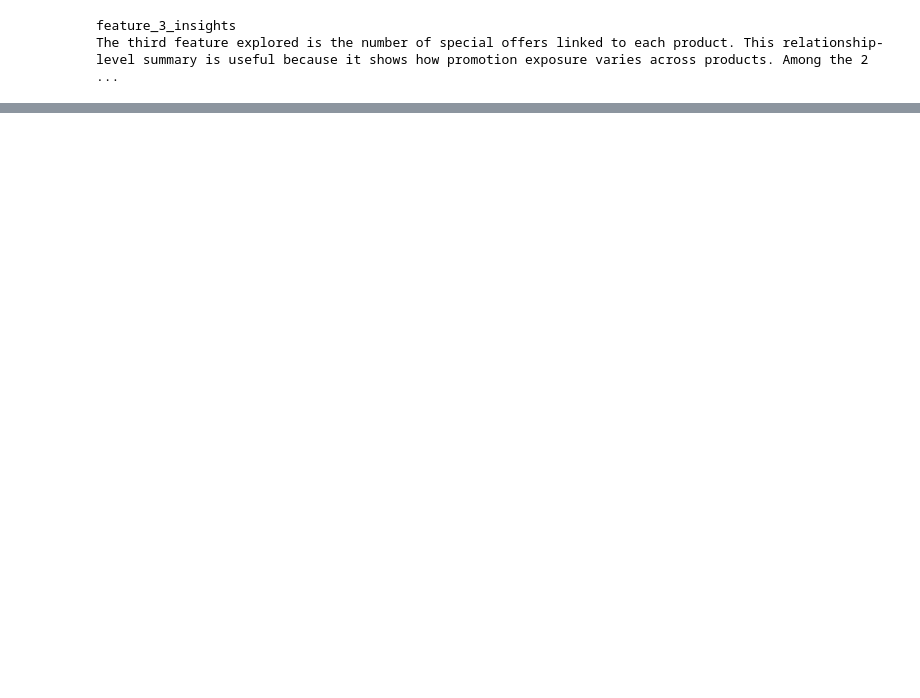
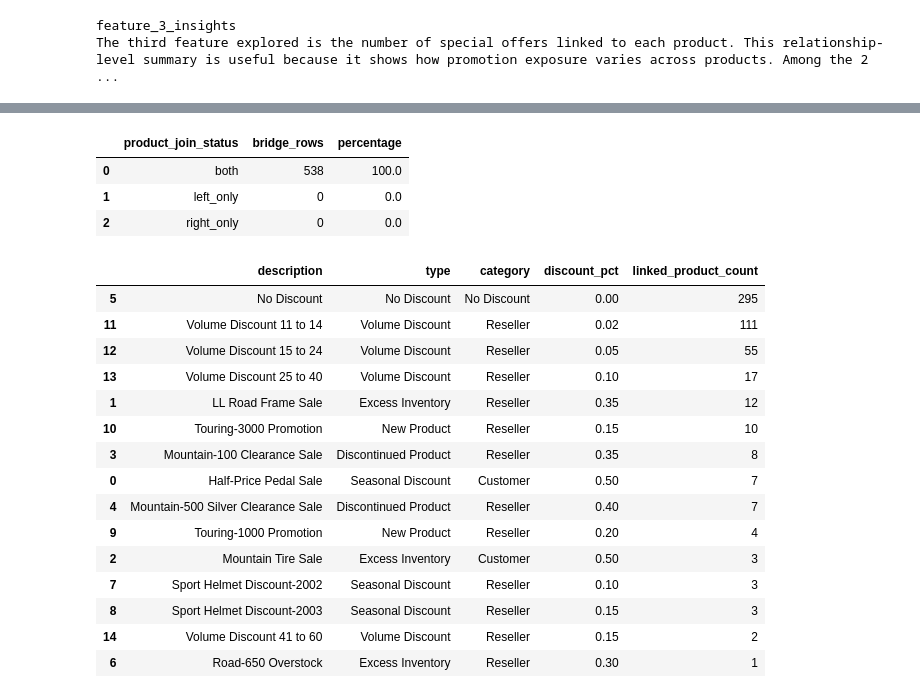
Before and after one commit to zeshanshameel/MLAA-AT3, a Jupyter notebook: notebooks/student_D_clustering/36106_26AU_AT3_student_id_SD_3_eda_special_offer_product.ipynb, the cells around one changed output, grey strips where cells are left out. Drawn from its saved outputs; the diff is of its cells as text; code cells hidden in the pictures; blank space fills up the shorter version.

```diff
--- a/notebooks/student_D_clustering/36106_26AU_AT3_student_id_SD_3_eda_special_offer_product.ipynb
+++ b/notebooks/student_D_clustering/36106_26AU_AT3_student_id_SD_3_eda_special_offer_product.ipynb
@@ -369,0 +375,9 @@ The third feature explored is the number of special offers linked to each produc
+# %%
+# Load related tables for contextual bridge-table analysis
+try:
+    special_offer_df = pd.read_csv(at.folder_path / "special_offer.csv")
+    product_df = pd.read_csv(at.folder_path / "product.csv")
+except Exception as e:
+    print(e)
+
+special_offer_df.head(), product_df.head()
@@ -369,0 +431,7 @@ The third feature explored is the number of special offers linked to each produc
+# %%
+# Remove exact duplicate product rows before joining to the bridge table
+product_unique_df = product_df.drop_duplicates().copy()
+
+print("product rows after removing exact duplicates:", len(product_unique_df))
+print("Unique product_id after duplicate removal:", product_unique_df["product_id"].nunique())
+print("product_id is unique after duplicate removal:", product_unique_df["product_id"].is_unique)
@@ -369,0 +502,49 @@ The third feature explored is the number of special offers linked to each produc
+# %%
+product_join_coverage = (
+    offer_product_enriched_df["product_join_status"]
+    .value_counts(dropna=False)
+    .rename_axis("product_join_status")
+    .reset_index(name="bridge_rows")
+)
+
+product_join_coverage["percentage"] = (
+    product_join_coverage["bridge_rows"] / len(offer_product_enriched_df) * 100
+).round(2)
+
+product_join_coverage
+# %% [output]
+|  | product_join_status | bridge_rows | percentage |
+| 0 | both | 538 | 100.0 |
+| 1 | left_only | 0 | 0.0 |
+| 2 | right_only | 0 | 0.0 |
+# %%
+offer_product_coverage_summary = (
+    offer_product_enriched_df
+    .groupby(
+        ["description", "type", "category", "discount_pct"],
+        as_index=False
+    )
+    .agg(
+        linked_product_count=("product_id", "nunique")
+    )
+    .sort_values("linked_product_count", ascending=False)
+)
+
+offer_product_coverage_summary
+# %% [output]
+|  | description | type | category | discount_pct | linked_product_count |
+| 5 | No Discount | No Discount | No Discount | 0.00 | 295 |
+| 11 | Volume Discount 11 to 14 | Volume Discount | Reseller | 0.02 | 111 |
+| 12 | Volume Discount 15 to 24 | Volume Discount | Reseller | 0.05 | 55 |
+| 13 | Volume Discount 25 to 40 | Volume Discount | Reseller | 0.10 | 17 |
+| 1 | LL Road Frame Sale | Excess Inventory | Reseller | 0.35 | 12 |
+| 10 | Touring-3000 Promotion | New Product | Reseller | 0.15 | 10 |
+| 3 | Mountain-100 Clearance Sale | Discontinued Product | Reseller | 0.35 | 8 |
+| 0 | Half-Price Pedal Sale | Seasonal Discount | Customer | 0.50 | 7 |
+| 4 | Mountain-500 Silver Clearance Sale | Discontinued Product | Reseller | 0.40 | 7 |
+| 9 | Touring-1000 Promotion | New Product | Reseller | 0.20 | 4 |
+| 2 | Mountain Tire Sale | Excess Inventory | Customer | 0.50 | 3 |
+| 7 | Sport Helmet Discount-2002 | Seasonal Discount | Reseller | 0.10 | 3 |
+| 8 | Sport Helmet Discount-2003 | Seasonal Discount | Reseller | 0.15 | 3 |
+| 14 | Volume Discount 41 to 60 | Volume Discount | Reseller | 0.15 | 2 |
+| 6 | Road-650 Overstock | Excess Inventory | Reseller | 0.30 | 1 |
```
Also changed, not shown: parts of 13 cells of this notebook.
